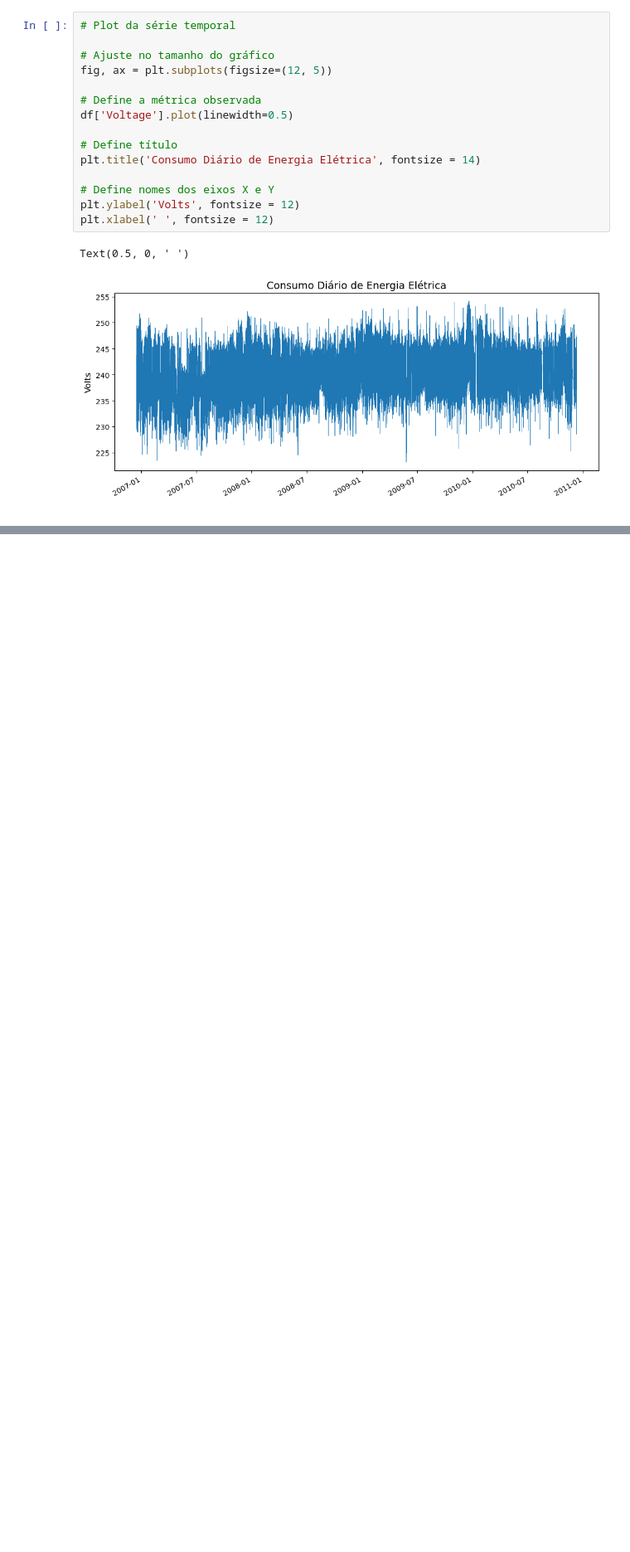
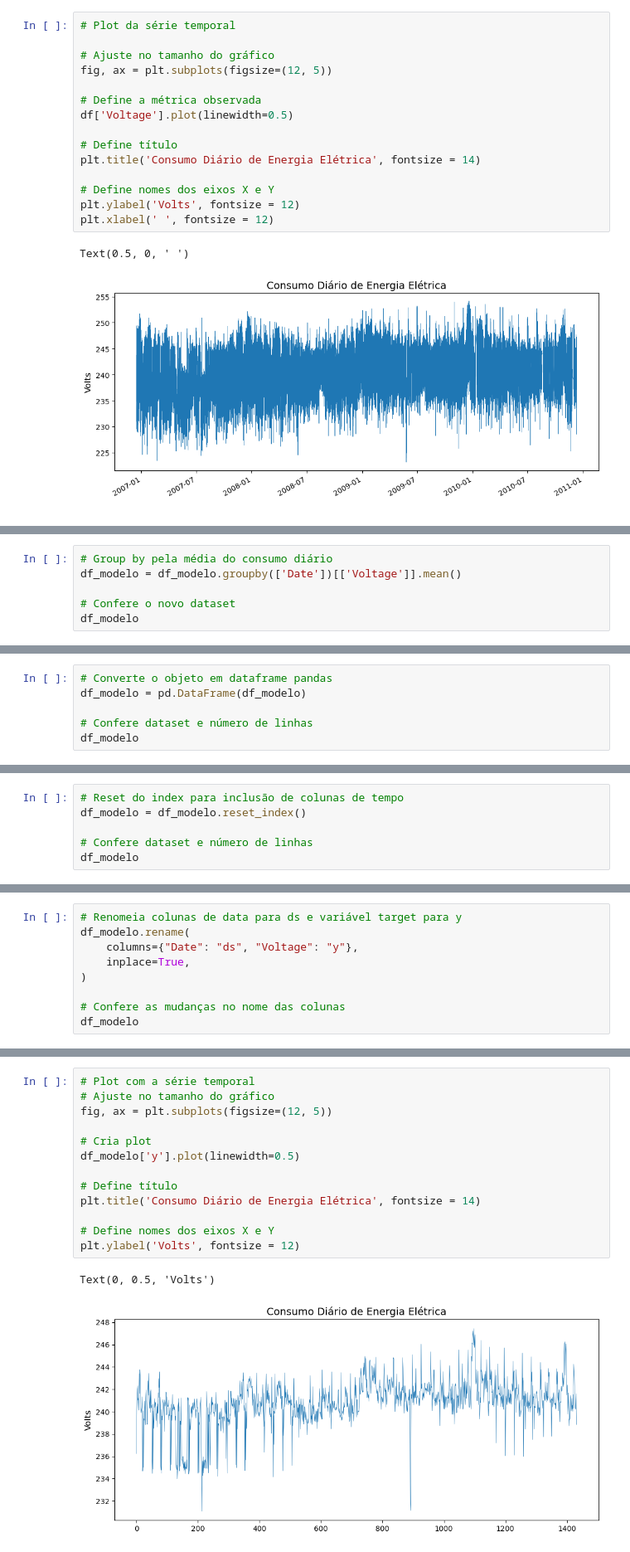
Before and after one commit to marcosmorais94/house_comsumption_forecast, a Jupyter notebook: house_power_timeseries.ipynb, the cells around one changed output, grey strips where cells are left out. Shown at 83% size. Drawn from its saved outputs; the diff is of its cells as text; blank space fills up the shorter version.

```diff
--- a/house_power_timeseries.ipynb
+++ b/house_power_timeseries.ipynb
@@ -437,0 +467,6 @@ Text(0.5, 0, ' ')
+# %%
+# Group by pela média do consumo diário
+df_modelo = df_modelo.groupby(['Date'])[['Voltage']].mean()
+
+# Confere o novo dataset
+df_modelo
@@ -437,0 +488,6 @@ Text(0.5, 0, ' ')
+# %%
+# Converte o objeto em dataframe pandas
+df_modelo = pd.DataFrame(df_modelo)
+
+# Confere dataset e número de linhas
+df_modelo
@@ -437,0 +509,6 @@ Text(0.5, 0, ' ')
+# %%
+# Reset do index para inclusão de colunas de tempo
+df_modelo = df_modelo.reset_index()
+
+# Confere dataset e número de linhas
+df_modelo
@@ -437,0 +529,9 @@ Text(0.5, 0, ' ')
+# %%
+# Renomeia colunas de data para ds e variável target para y
+df_modelo.rename(
+    columns={"Date": "ds", "Voltage": "y"},
+    inplace=True,
+)
+
+# Confere as mudanças no nome das colunas
+df_modelo
@@ -437,0 +552,16 @@ Text(0.5, 0, ' ')
+# %%
+# Plot com a série temporal
+# Ajuste no tamanho do gráfico
+fig, ax = plt.subplots(figsize=(12, 5))
+
+# Cria plot
+df_modelo['y'].plot(linewidth=0.5)
+
+# Define título
+plt.title('Consumo Diário de Energia Elétrica', fontsize = 14)
+
+# Define nomes dos eixos X e Y
+plt.ylabel('Volts', fontsize = 12)
+# %% [output]
+Text(0, 0.5, 'Volts')
+[figure, added]
```
Also changed, not shown: parts of 54 cells of this notebook.
